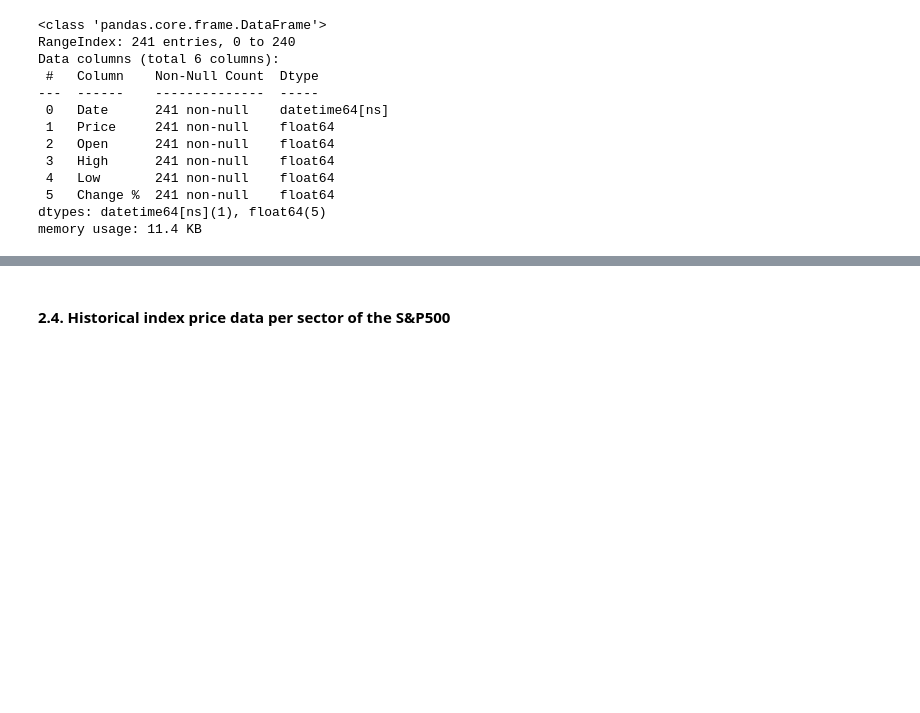
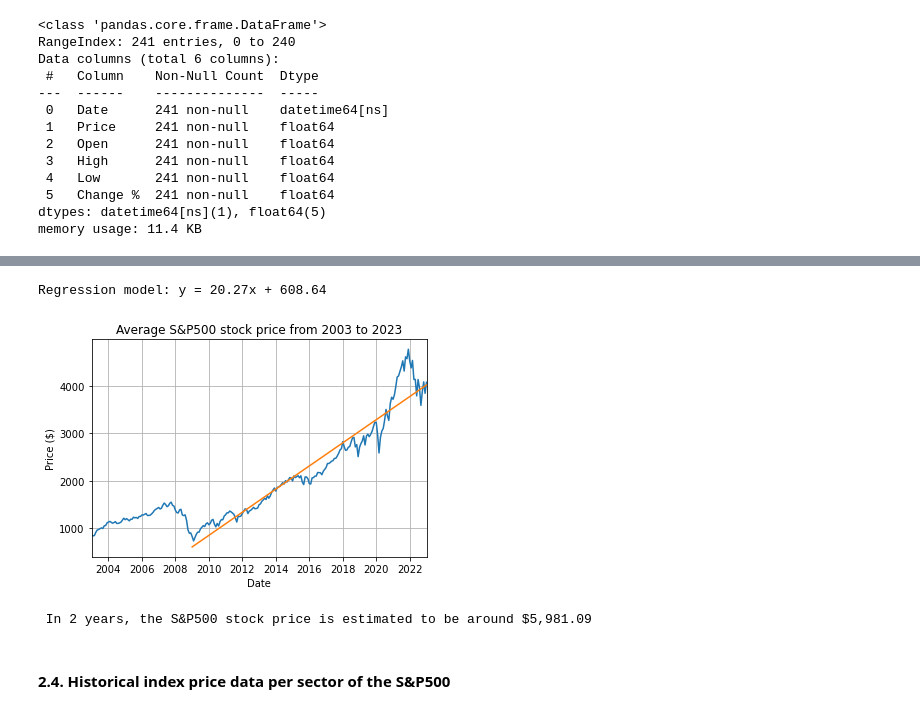
Before and after one commit to rocklurva/Mini-Project-1, a Jupyter notebook: main.ipynb, the cells around one changed output, grey strips where cells are left out. Saved outputs shown, nothing was run; the diff lists cells and outputs as text; code cells hidden in the pictures; blank space fills up the shorter version.

Commit message:
create first plot

```diff
--- a/main.ipynb
+++ b/main.ipynb
@@ -176,5 +176,37 @@ clean_sp500_index_df
 | 240 | 2003-01-01 | 855.70 | 879.82 | 935.05 | 840.34 | -0.0274 |
 241 rows × 6 columns
+# %%
+# Line plot and regression model for the average monthly price of the S&P500
+
+sorted_data = clean_sp500_index_df.sort_values(by= "Date", ascending=True)
+regress_start_date = sorted_data[sorted_data["Date"].dt.year >= 2009]
+dates_in_numbers = np.arange(len(regress_start_date["Date"]))
+fit = np.polyfit(dates_in_numbers, regress_start_date["Price"], deg=1)
+fit_function = np.poly1d(fit)
+
+print(f'Regression model: y = {round(fit[0],2)}x + {round(fit[1],2)}')
+
+plt.plot(sorted_data['Date'], sorted_data['Price'])
+plt.plot(regress_start_date['Date'], fit_function(dates_in_numbers))
+
+plt.xlabel("Date")
+plt.ylabel("Price ($)")
+plt.title("Average S&P500 stock price from 2003 to 2023")
+plt.xlim(sorted_data["Date"].min(), sorted_data["Date"].max() )
+plt.grid()
+plt.show()
+# %% [output]
+Regression model: y = 20.27x + 608.64
+[figure, added]
+# %%
+# Prediction model based on the regression model
+
+years_for_preditction = 2
+
+prediction = fit_function(sorted_data['Date'].size + (years_for_preditction * 12))
+print(f' In {years_for_preditction} years, the S&P500 stock price is estimated to be around ${format(round(prediction,2), ",")}')
+# %% [output]
+ In 2 years, the S&P500 stock price is estimated to be around $5,981.09
 # %% [markdown]
 #### 2.4. Historical index price data per sector of the S&P500
 # %%
```
Also changed, not shown: parts of 6 cells of this notebook.
